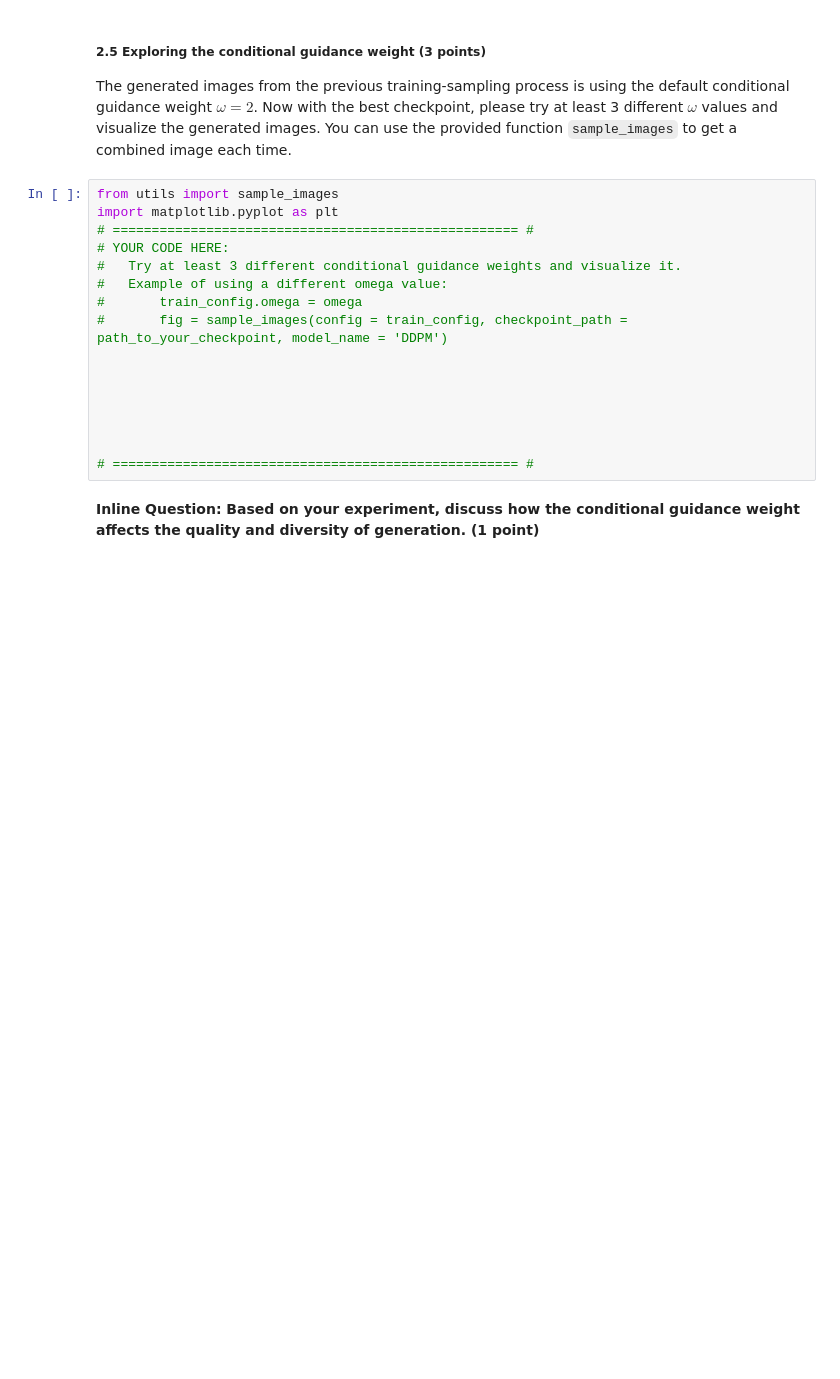
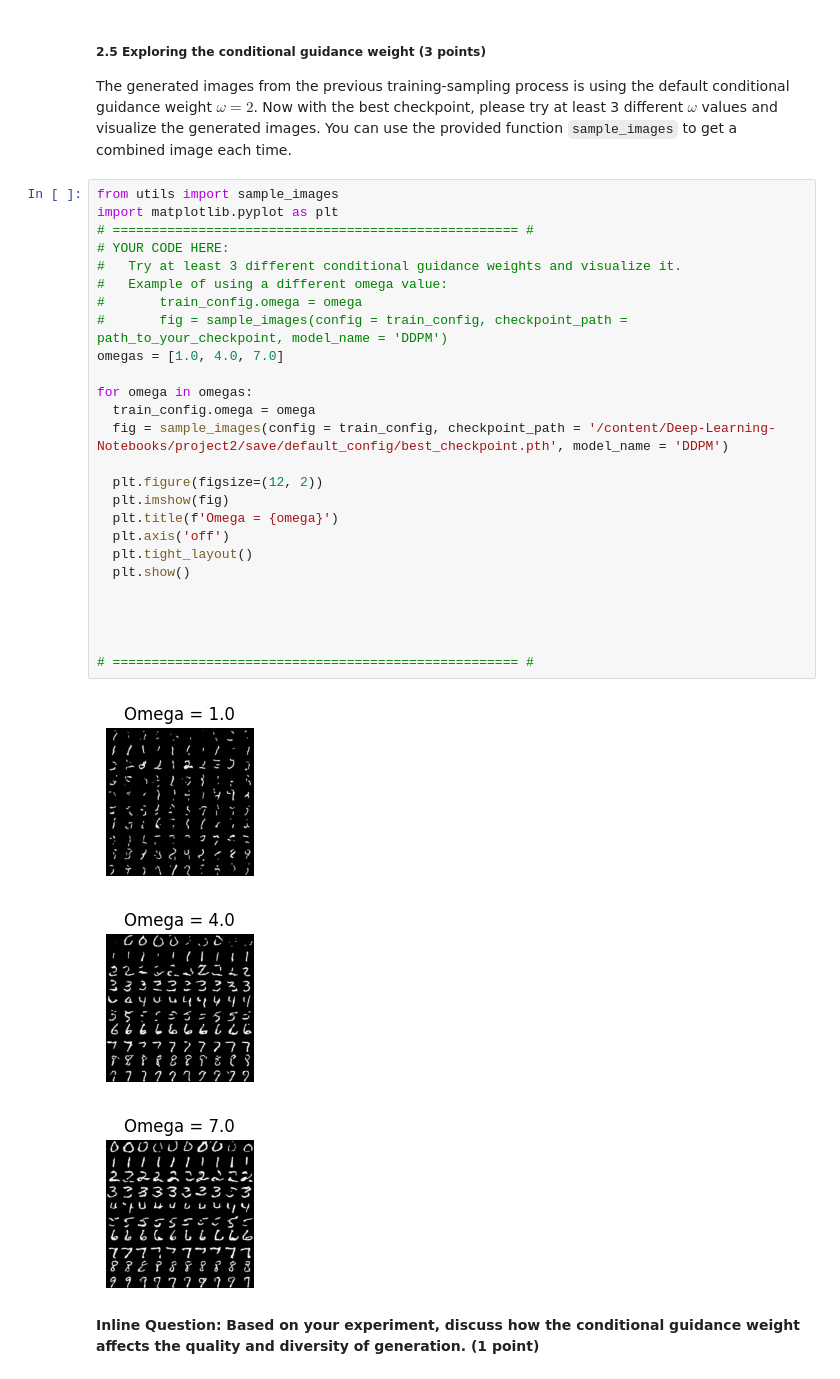
Before and after one commit to SamuelLo1/Deep-Learning-Notebooks, a Jupyter notebook: project2/ConditionalDDPM.ipynb, the cells around one changed output. Cells and saved outputs as stored; diff of their text form; blank space fills up the shorter version.

Commit message:
save: saving generation with best checkpoint and diff omega values

```diff
--- a/project2/ConditionalDDPM.ipynb
+++ b/project2/ConditionalDDPM.ipynb
@@ -413,18 +413,32 @@ The generated images from the previous training-sampling process is using the de
 # %%
 from utils import sample_images
 import matplotlib.pyplot as plt
 # ==================================================== #
 # YOUR CODE HERE:
 #   Try at least 3 different conditional guidance weights and visualize it.
 #   Example of using a different omega value:
 #       train_config.omega = omega
 #       fig = sample_images(config = train_config, checkpoint_path = path_to_your_checkpoint, model_name = 'DDPM')
+omegas = [1.0, 4.0, 7.0]
 
+for omega in omegas:
+  train_config.omega = omega
+  fig = sample_images(config = train_config, checkpoint_path = '/content/Deep-Learning-Notebooks/project2/save/default_config/best_checkpoint.pth', model_name = 'DDPM')
 
+  plt.figure(figsize=(12, 2))
+  plt.imshow(fig)
+  plt.title(f'Omega = {omega}')
+  plt.axis('off')
+  plt.tight_layout()
+  plt.show()
 
 
 
 
 # ==================================================== #
+# %% [output]
+[figure, added]
+[figure, added]
+[figure, added]
 # %% [markdown]
 **Inline Question: Based on your experiment, discuss how the conditional guidance weight affects the quality and diversity of generation. (1 point)**
```
Also changed, not shown: parts of 2 cells of this notebook.
